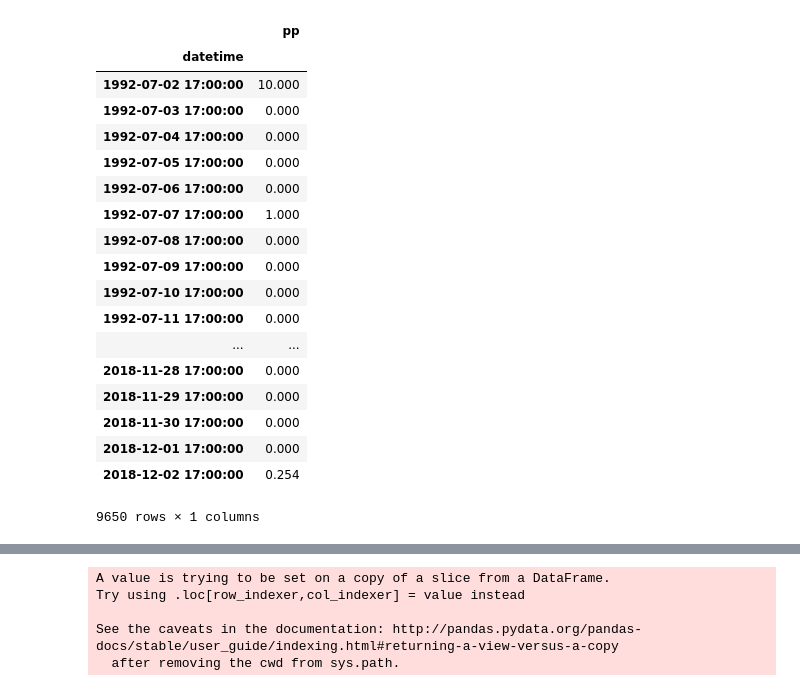
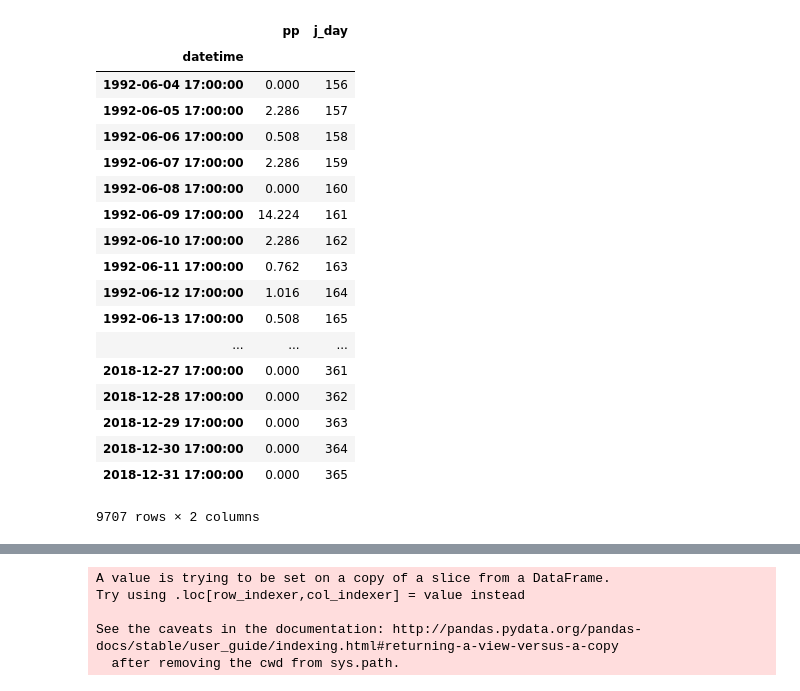
Before and after one commit to awvCCC/CoAgMET_QAQC, a Jupyter notebook: ppvar_isolation_hourly.ipynb, the cells around one changed output, grey strips where cells are left out. Cells and saved outputs as stored; diff of their text form; code cells hidden in the pictures.

```diff
--- a/ppvar_isolation_hourly.ipynb
+++ b/ppvar_isolation_hourly.ipynb
@@ -17,39 +19,39 @@ f = open(coag_csv,'w+')
 # %%
 urllib.request.urlretrieve(
-    'http://coagmet.colostate.edu/cgi-bin/web_services.pl?type=hourly&sids=akr02&sdate=1992-07-01' +
+    'http://coagmet.colostate.edu/cgi-bin/web_services.pl?type=hourly&sids=rfd01&sdate=1992-06-04' +
     '&edate=2018-12-31&elems=tmean,rh,vp,sr,ws,wind_vec,pp,gust,gustdir', filename=coag_csv)
-df = pd.read_csv(coag_csv)
-df = df.reset_index()
+coag_df = pd.read_csv(coag_csv)
+coag_df = coag_df.reset_index()
 # %%
-df.columns = ['station','datetime','tmean','rh','vp','sr','ws','wind_vec','pp','gust','gustdir']
-df.drop(df.tail(1).index, inplace=True)
-df = df.drop(df.columns[0],axis=1)
-df['datetime'] = pd.to_datetime(df.datetime, errors='coerce')
+coag_df.columns = ['station','datetime','tmean','rh','vp','sr','ws','wind_vec','pp','gust','gustdir']
+coag_df.drop(coag_df.tail(1).index, inplace=True)
+coag_df = coag_df.drop(coag_df.columns[0],axis=1)
+coag_df['datetime'] = pd.to_datetime(coag_df.datetime, errors='coerce')
+#coag_df['j_day'] = coag_df.datetime.dt.strftime('%j').astype(int)
 # %%
-pp_daily_sum = df.resample(rule='24H', label='right', on='datetime', base=17).agg(pd.Series.sum,
+pp_daily_sum = coag_df.resample(rule='24H', label='right',on='datetime', base=17).agg(pd.Series.sum,
                                                                                  skipna=False)
 pp_cols = ['tmean','rh','vp','sr','ws','wind_vec','gust','gustdir']
 pp_daily_sum = pp_daily_sum.drop(pp_cols,axis=1)
-pp_daily_sum.drop(pp_daily_sum.head(1).index,inplace=True)
-pp_daily_sum.drop(pp_daily_sum.tail(29).index,inplace=True)
+pp_daily_sum['j_day'] = pp_daily_sum.index.strftime('%j').astype(int)
 pp_daily_sum
 # %% [output]
-|  | pp |
-| datetime |  |
-| 1992-07-02 17:00:00 | 10.000 |
-| 1992-07-03 17:00:00 | 0.000 |
-| 1992-07-04 17:00:00 | 0.000 |
-| 1992-07-05 17:00:00 | 0.000 |
-| 1992-07-06 17:00:00 | 0.000 |
-| 1992-07-07 17:00:00 | 1.000 |
-| 1992-07-08 17:00:00 | 0.000 |
-| 1992-07-09 17:00:00 | 0.000 |
-| 1992-07-10 17:00:00 | 0.000 |
-| 1992-07-11 17:00:00 | 0.000 |
-| ... | ... |
-| 2018-11-28 17:00:00 | 0.000 |
-| 2018-11-29 17:00:00 | 0.000 |
-| 2018-11-30 17:00:00 | 0.000 |
-| 2018-12-01 17:00:00 | 0.000 |
-| 2018-12-02 17:00:00 | 0.254 |
+|  | pp | j_day |
+| datetime |  |  |
+| 1992-06-04 17:00:00 | 0.000 | 156 |
+| 1992-06-05 17:00:00 | 2.286 | 157 |
+| 1992-06-06 17:00:00 | 0.508 | 158 |
+| 1992-06-07 17:00:00 | 2.286 | 159 |
+| 1992-06-08 17:00:00 | 0.000 | 160 |
+| 1992-06-09 17:00:00 | 14.224 | 161 |
+| 1992-06-10 17:00:00 | 2.286 | 162 |
+| 1992-06-11 17:00:00 | 0.762 | 163 |
+| 1992-06-12 17:00:00 | 1.016 | 164 |
+| 1992-06-13 17:00:00 | 0.508 | 165 |
+| ... | ... | ... |
+| 2018-12-27 17:00:00 | 0.000 | 361 |
+| 2018-12-28 17:00:00 | 0.000 | 362 |
+| 2018-12-29 17:00:00 | 0.000 | 363 |
+| 2018-12-30 17:00:00 | 0.000 | 364 |
+| 2018-12-31 17:00:00 | 0.000 | 365 |
-9650 rows × 1 columns
+9707 rows × 2 columns
```
Also changed, not shown: parts of 14 cells of this notebook.
